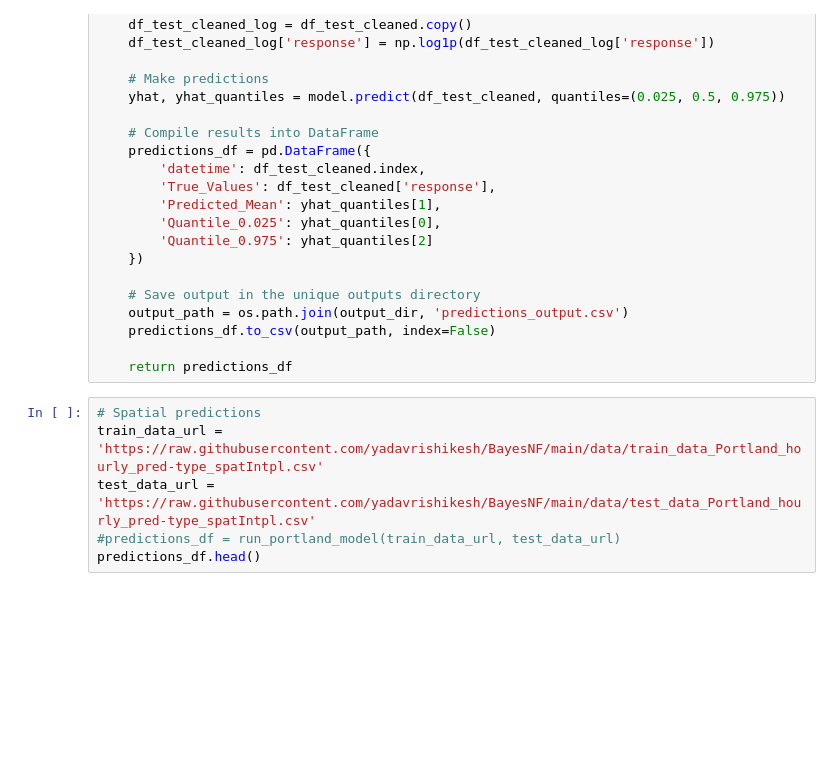
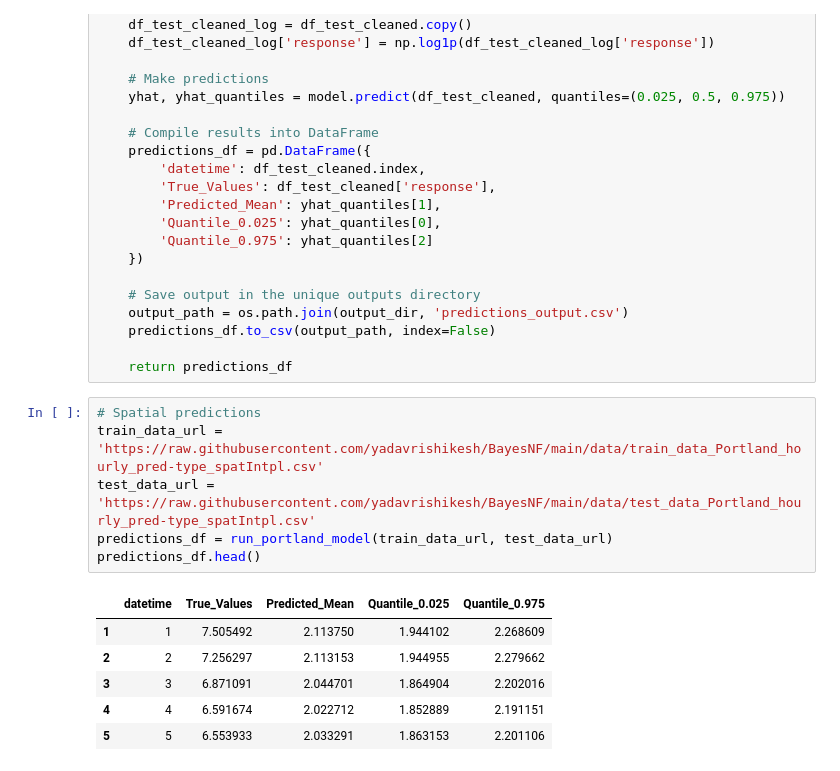
Before and after one commit to yadavrishikesh/BYM-Spatial-Gamma-Gamma-Model, a Jupyter notebook: Portland_HourlyTraffic_DataAnalysis.ipynb, the cells around one changed output. Saved outputs shown, nothing was run; the diff lists cells and outputs as text; blank space fills up the shorter version.

```diff
--- a/Portland_HourlyTraffic_DataAnalysis.ipynb
+++ b/Portland_HourlyTraffic_DataAnalysis.ipynb
@@ -88,9 +88,16 @@ def run_portland_model(train_url, test_url):
 # %%
 # Spatial predictions
 train_data_url = 'https://raw.githubusercontent.com/yadavrishikesh/BayesNF/main/data/train_data_Portland_hourly_pred-type_spatIntpl.csv'
 test_data_url = 'https://raw.githubusercontent.com/yadavrishikesh/BayesNF/main/data/test_data_Portland_hourly_pred-type_spatIntpl.csv'
-#predictions_df = run_portland_model(train_data_url, test_data_url)
+predictions_df = run_portland_model(train_data_url, test_data_url)
 predictions_df.head()
+# %% [output]
+|  | datetime | True_Values | Predicted_Mean | Quantile_0.025 | Quantile_0.975 |
+| 1 | 1 | 7.505492 | 2.113750 | 1.944102 | 2.268609 |
+| 2 | 2 | 7.256297 | 2.113153 | 1.944955 | 2.279662 |
+| 3 | 3 | 6.871091 | 2.044701 | 1.864904 | 2.202016 |
+| 4 | 4 | 6.591674 | 2.022712 | 1.852889 | 2.191151 |
+| 5 | 5 | 6.553933 | 2.033291 | 1.863153 | 2.201106 |
 # %%
 # Forecasting
 train_data_url = 'https://raw.githubusercontent.com/yadavrishikesh/BayesNF/main/data/train_data_Portland_hourly_pred-type_forecast.csv'
```
Also changed, not shown: parts of 3 cells of this notebook.
